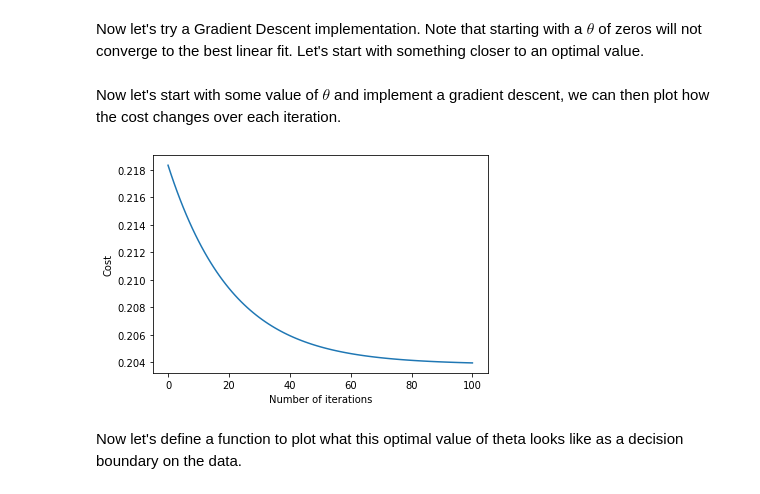
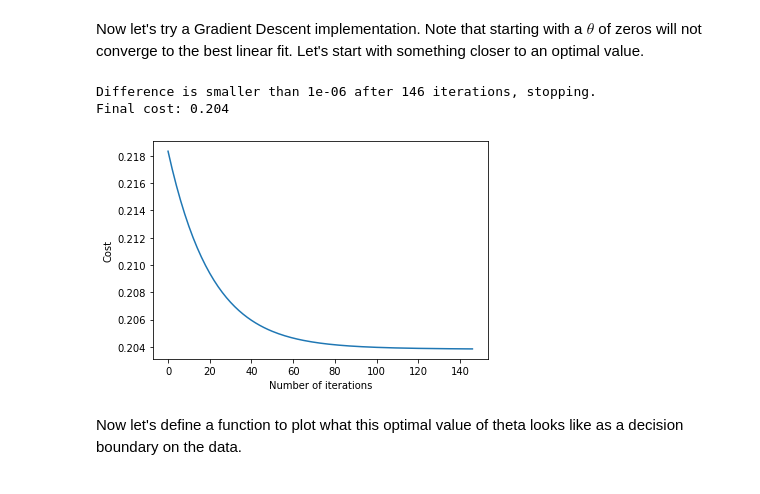
Before and after one commit to m-lyon/MachineLearningLearning, a Jupyter notebook: notebooks/Logistic Regression.ipynb, the cells around one changed output. Saved outputs shown, nothing was run; the diff lists cells and outputs as text; code cells hidden in the pictures.

Commit message:
Finished logistic regression notebook

```diff
--- a/notebooks/Logistic Regression.ipynb
+++ b/notebooks/Logistic Regression.ipynb
@@ -30,5 +225,5 @@ Now let's convert our data into a numpy matrix, so we can easily vectorize our c
 # %%
 X = np.asmatrix(df[['Exam Score 1', 'Exam Score 2']].to_numpy())
-Y = np.asmatrix(df['Pass or Fail'].to_numpy())
-# Transpose Y so the rows represent the number of training examples
-Y = Y.T
+X = np.hstack((np.ones((len(X),1)), X))
+m,n = X.shape
+Y = np.asmatrix(df['Pass or Fail'].to_numpy()).T
@@ -85,22 +230 @@ We've implemented the cost function and gradient below.
-# %%
-def cost(theta, X, Y):
-    # Convert theta from numpy.ndarray to matrix
-    theta = np.matrix(theta)
-    # Get hypothesis
-    h = sigmoid(X*theta.T)
-    m,n = X.shape
-    # Calculate cost
-    J = (1/m)*(-Y.T * np.log(h) - (1-Y).T * np.log(1-h))
-    return J.item()
-
-def gradient(theta, X, Y):
-    # Convert theta from numpy.ndarray to matrix
-    theta = np.matrix(theta)
-    # Get hypothesis
-    h = sigmoid(X*theta.T)
-    m,n = X.shape
-    # Calculate gradient
-    grad = (1/m)* X.T*(h-Y)
-
-    return grad
 # %% [markdown]
@@ -170,15 +260,18 @@ def plotCostFunction(J_vals):
-# %% [markdown]
-Now let's start with some value of $\theta$ and implement a gradient descent, we can then plot how the cost changes over each iteration.
 # %%
+from plotting.logistic_regression import plot_cost_function
+
 # Set initial parameters
 alpha = 0.00005
 theta = np.array([-24,0.2,0.2])
-n = 100
- # Run
-J_vals, theta_vals = gradientDescent(cost, theta, alpha, X, Y, n)
+
+# Run
+J_vals, theta_vals = gradient_descent(X, Y, cost, alpha, initial_theta=theta)
+
 # Plot
-plotCostFunction(J_vals)
+plot_cost_function(J_vals)
 # %% [output]
+Difference is smaller than 1e-06 after 146 iterations, stopping.
+Final cost: 0.204
-[figure, old version]
+[figure, new version]
 # %% [markdown]
 Now let's define a function to plot what this optimal value of theta looks like as a decision boundary on the data.
```
Also changed, not shown: parts of 36 cells of this notebook, 1 other file.
